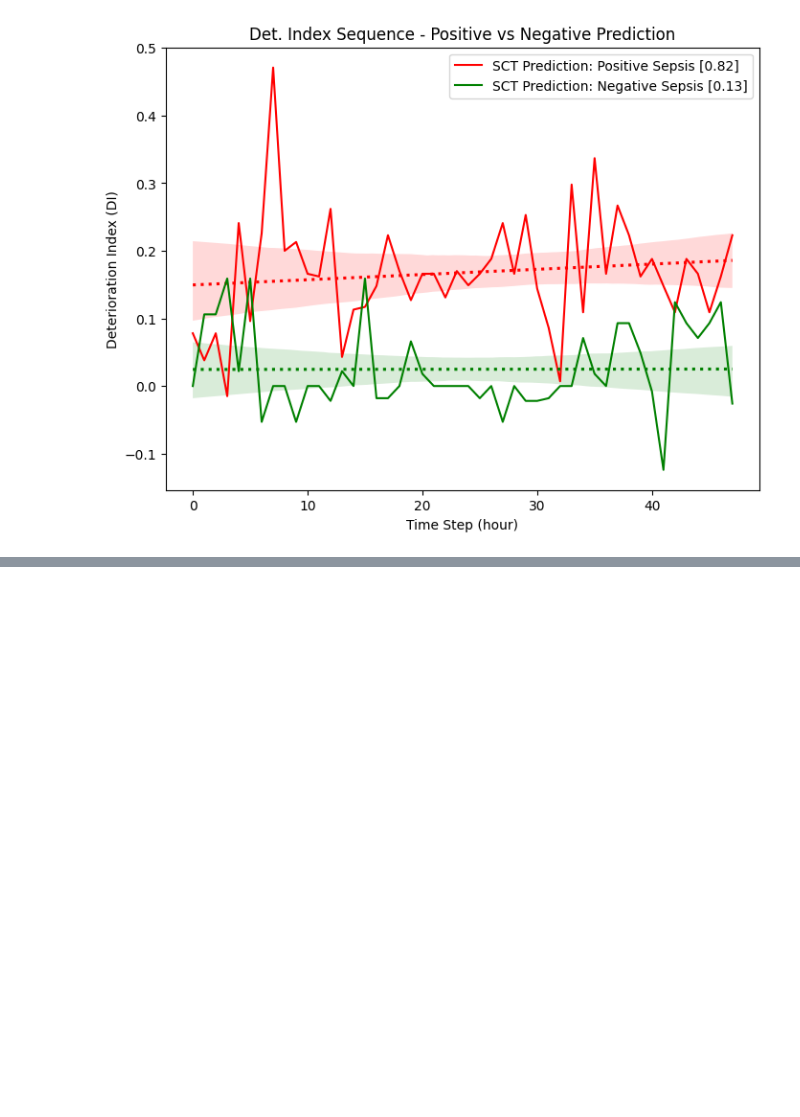
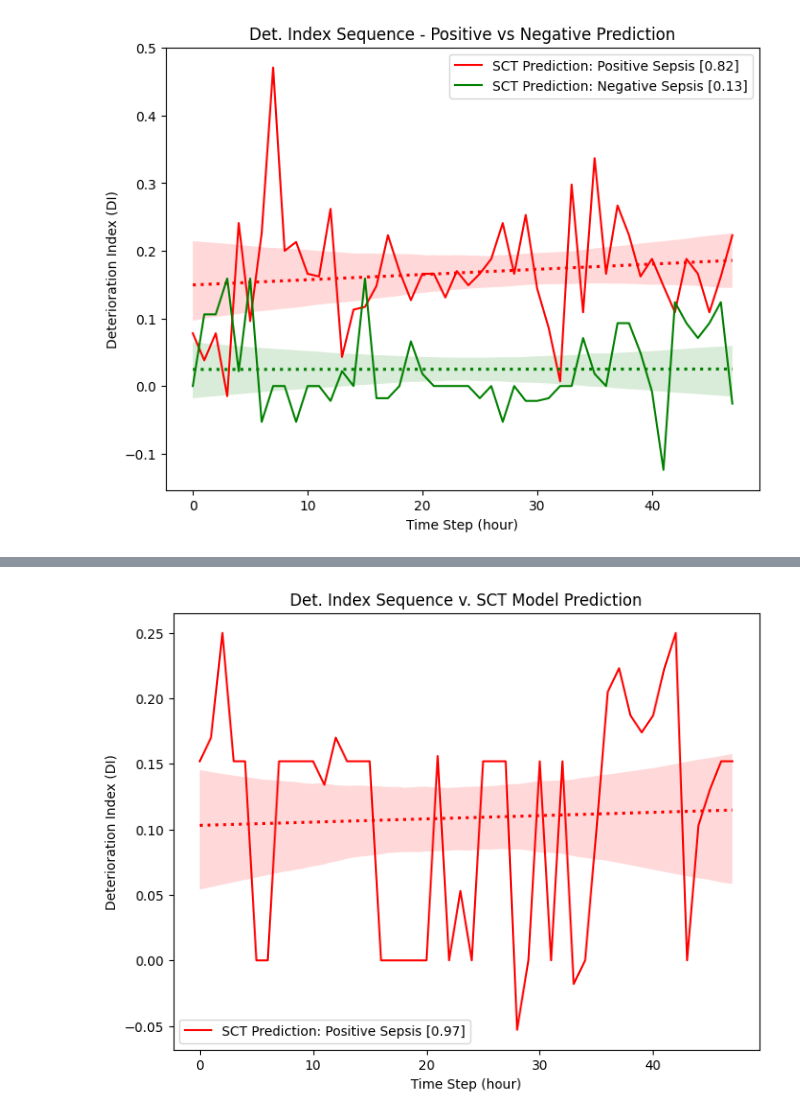
Before and after one commit to t4ai/early-sepsis-prediction, a Jupyter notebook: 6.0 - Test Model Predictions.ipynb, the cells around one changed output, grey strips where cells are left out. Cells and saved outputs as stored; diff of their text form; code cells hidden in the pictures; blank space fills up the shorter version.

```diff
--- a/6.0 - Test Model Predictions.ipynb
+++ b/6.0 - Test Model Predictions.ipynb
@@ -114,0 +123,4 @@ class_weights
+# %%
+# test some individual preds
+visualize_random_patient()
+# %% [output]
@@ -114,0 +128 @@ class_weights
+[figure, added]
```
Also changed, not shown: parts of 9 cells of this notebook.
